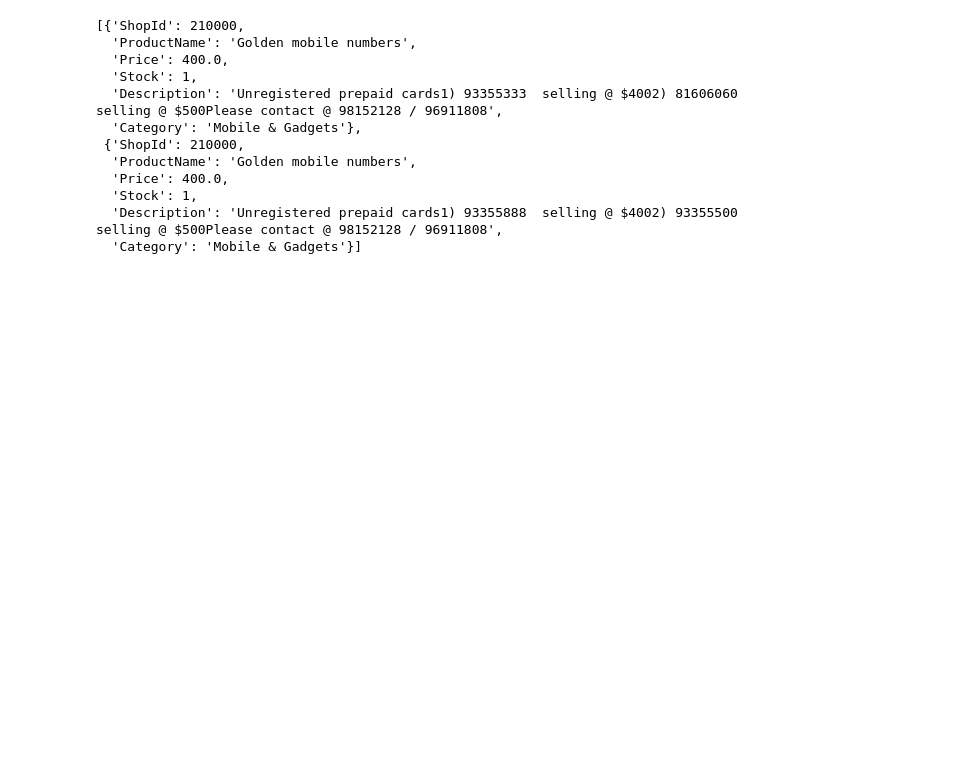
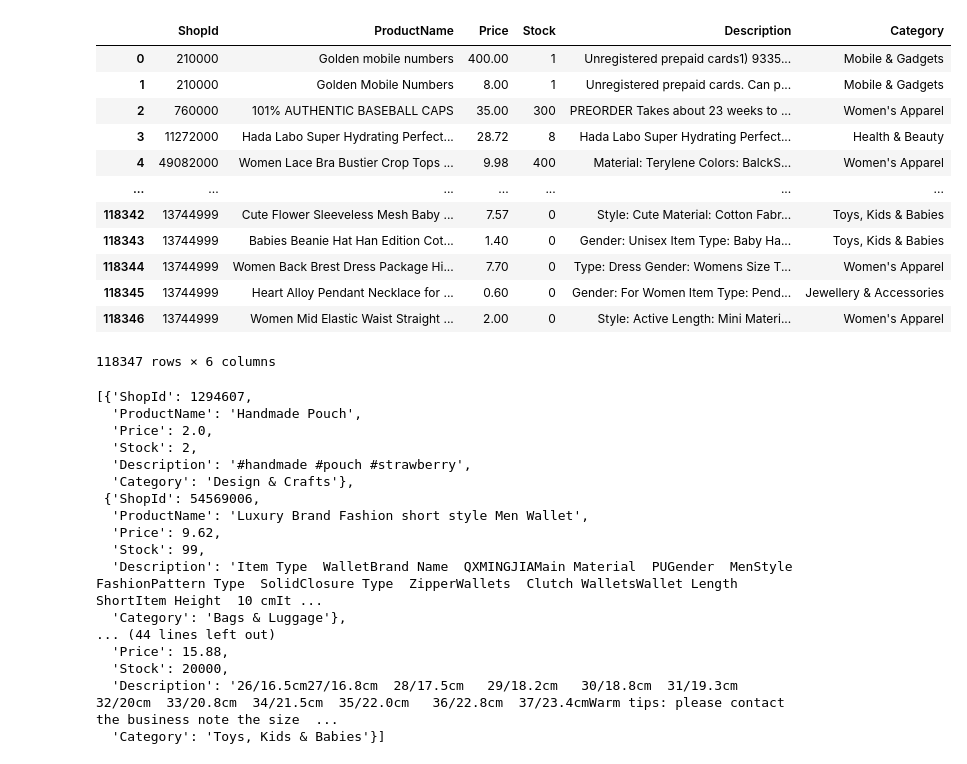
Before and after one commit to vittotedja/syopi, a Jupyter notebook: product/addp.ipynb, the cells around one changed output. Cells and saved outputs as stored; diff of their text form; code cells hidden in the pictures; blank space fills up the shorter version.

```diff
--- a/product/addp.ipynb
+++ b/product/addp.ipynb
@@ -4,4 +4,20 @@ import pandas as pd
 df = pd.read_csv('../dataset.csv')
 # %%
 df = df.rename(columns={'shopid': 'ShopId', 'item_name': 'ProductName', 'price': 'Price',  'stock': 'Stock','item_description': 'Description', 'category': 'Category'})[['ShopId', 'ProductName', 'Price', 'Stock', 'Description', 'Category']]
+df = df.drop_duplicates(subset=['ProductName']).reset_index(drop=True)
+df
+# %% [output]
+|  | ShopId | ProductName | Price | Stock | Description | Category |
+| 0 | 210000 | Golden mobile numbers | 400.00 | 1 | Unregistered prepaid cards1) 9335... | Mobile & Gadgets |
+| 1 | 210000 | Golden Mobile Numbers | 8.00 | 1 | Unregistered prepaid cards. Can p... | Mobile & Gadgets |
+| 2 | 760000 | 101% AUTHENTIC BASEBALL CAPS | 35.00 | 300 | PREORDER Takes about 23 weeks to ... | Women's Apparel |
+| 3 | 11272000 | Hada Labo Super Hydrating Perfect... | 28.72 | 8 | Hada Labo Super Hydrating Perfect... | Health & Beauty |
+| 4 | 49082000 | Women Lace Bra Bustier Crop Tops ... | 9.98 | 400 | Material: Terylene Colors: BalckS... | Women's Apparel |
+| ... | ... | ... | ... | ... | ... | ... |
+| 118342 | 13744999 | Cute Flower Sleeveless Mesh Baby ... | 7.57 | 0 | Style: Cute Material: Cotton Fabr... | Toys, Kids & Babies |
+| 118343 | 13744999 | Babies Beanie Hat Han Edition Cot... | 1.40 | 0 | Gender: Unisex Item Type: Baby Ha... | Toys, Kids & Babies |
+| 118344 | 13744999 | Women Back Brest Dress Package Hi... | 7.70 | 0 | Type: Dress Gender: Womens Size T... | Women's Apparel |
+| 118345 | 13744999 | Heart Alloy Pendant Necklace for ... | 0.60 | 0 | Gender: For Women Item Type: Pend... | Jewellery & Accessories |
+| 118346 | 13744999 | Women Mid Elastic Waist Straight ... | 2.00 | 0 | Style: Active Length: Mini Materi... | Women's Apparel |
+118347 rows × 6 columns
 # %%
@@ -14,20 +34,25 @@ key = os.environ.get("SUPABASE_KEY")
 supabase = create_client(url, key)
 # %%
-test_data = df.iloc[0:2].to_dict('records')
+test_data = df.sample(10).to_dict('records')
 test_data
 # %% [output]
-[{'ShopId': 210000,
-  'ProductName': 'Golden mobile numbers',
-  'Price': 400.0,
-  'Stock': 1,
-  'Description': 'Unregistered prepaid cards1) 93355333  selling @ $4002) 81606060  selling @ $500Please contact @ 98152128 / 96911808',
-  'Category': 'Mobile & Gadgets'},
- {'ShopId': 210000,
-  'ProductName': 'Golden mobile numbers',
-  'Price': 400.0,
-  'Stock': 1,
-  'Description': 'Unregistered prepaid cards1) 93355888  selling @ $4002) 93355500  selling @ $500Please contact @ 98152128 / 96911808',
-  'Category': 'Mobile & Gadgets'}]
+[{'ShopId': 1294607,
+  'ProductName': 'Handmade Pouch',
+  'Price': 2.0,
+  'Stock': 2,
+  'Description': '#handmade #pouch #strawberry',
+  'Category': 'Design & Crafts'},
+ {'ShopId': 54569006,
+  'ProductName': 'Luxury Brand Fashion short style Men Wallet',
+  'Price': 9.62,
+  'Stock': 99,
+  'Description': 'Item Type  WalletBrand Name  QXMINGJIAMain Material  PUGender  MenStyle  FashionPattern Type  SolidClosure Type  ZipperWallets  Clutch WalletsWallet Length  ShortItem Height  10 cmIt ...
+  'Category': 'Bags & Luggage'},
+... (44 lines left out)
+  'Price': 15.88,
+  'Stock': 20000,
+  'Description': '26/16.5cm27/16.8cm  28/17.5cm   29/18.2cm   30/18.8cm  31/19.3cm  32/20cm  33/20.8cm  34/21.5cm  35/22.0cm   36/22.8cm  37/23.4cmWarm tips: please contact the business note the size  ...
+  'Category': 'Toys, Kids & Babies'}]
 # %%
 supabase.table('product').insert(test_data).execute()
 # %% [output]
```
Also changed, not shown: parts of 4 cells of this notebook, 20 other files.
